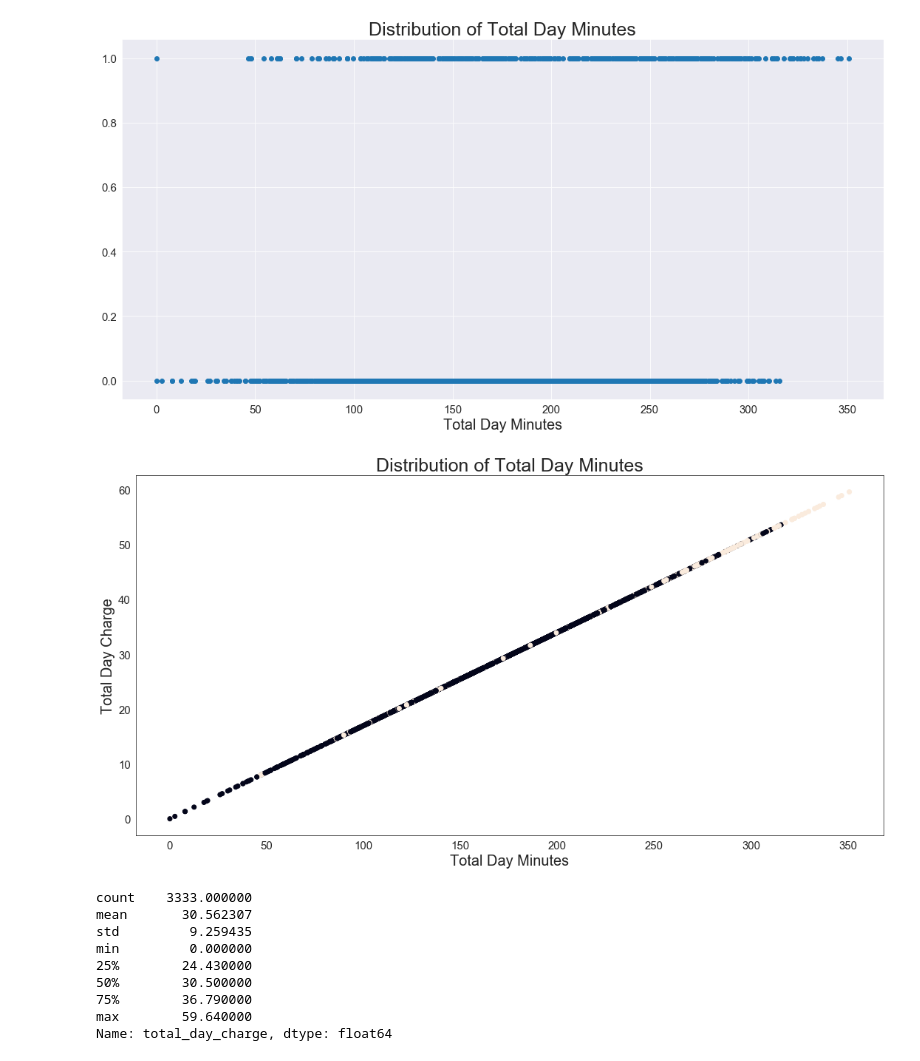
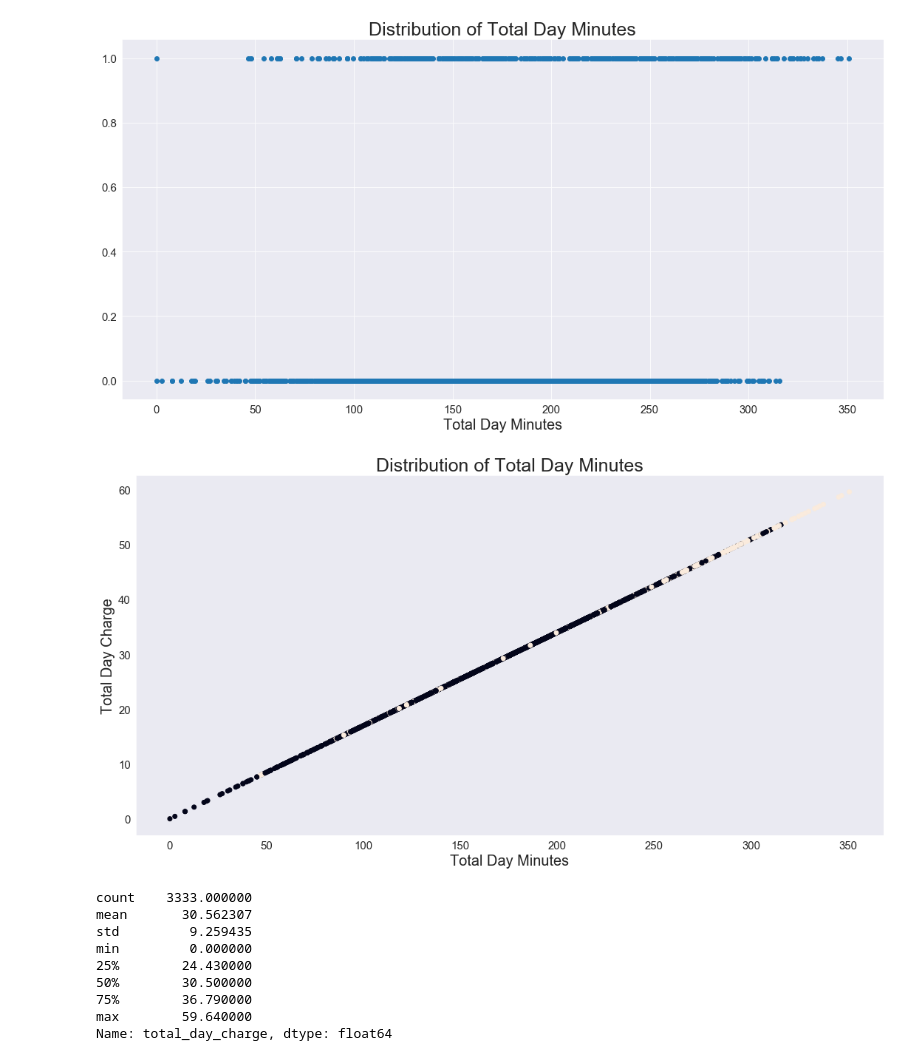
Before and after one commit to chum46/customer_churn_prediction, a Jupyter notebook: notebooks/exploratory/lmc_exploratory_nb/03_eda_lc.ipynb, the cells around one changed output. Saved outputs shown, nothing was run; the diff lists cells and outputs as text; code cells hidden in the pictures.

```diff
--- a/notebooks/exploratory/lmc_exploratory_nb/03_eda_lc.ipynb
+++ b/notebooks/exploratory/lmc_exploratory_nb/03_eda_lc.ipynb
@@ -309,14 +311,14 @@ plt.tight_layout()
 # %%
 fig, ax = plt.subplots(figsize=(15,8))
 plt.title('Distribution of Total Day Minutes', fontsize = 25)
 plt.scatter(df.total_day_minutes, df.total_day_charge, c = df.churn)
 ax.tick_params(axis = 'both', labelsize = 15)
 plt.xlabel('Total Day Minutes', fontsize = 20)
 plt.ylabel('Total Day Charge', fontsize = 20)
 plt.tight_layout()
-sns.set_style('white')
+sns.set_style('dark')
 # %% [output]
-[figure, old version]
+[figure, new version]
 # %%
 df.total_day_charge.describe()
 # %% [output]
```
Also changed, not shown: parts of 7 cells of this notebook, 6 other files.
